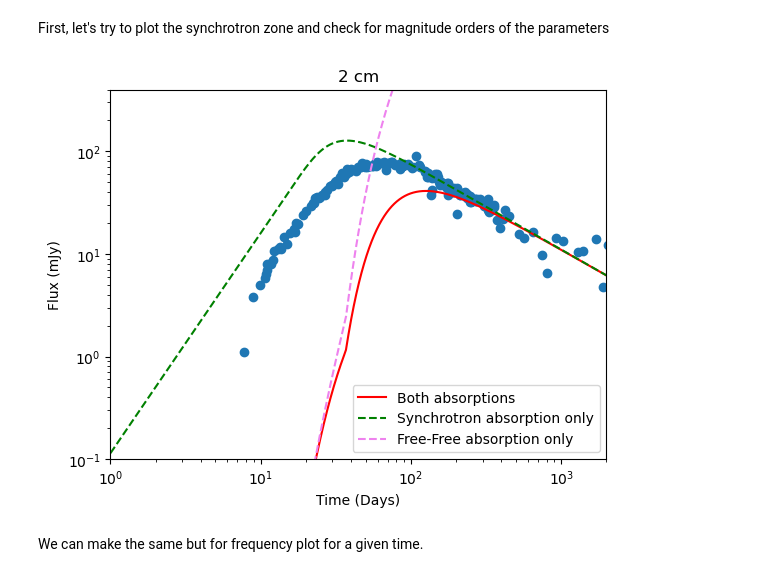
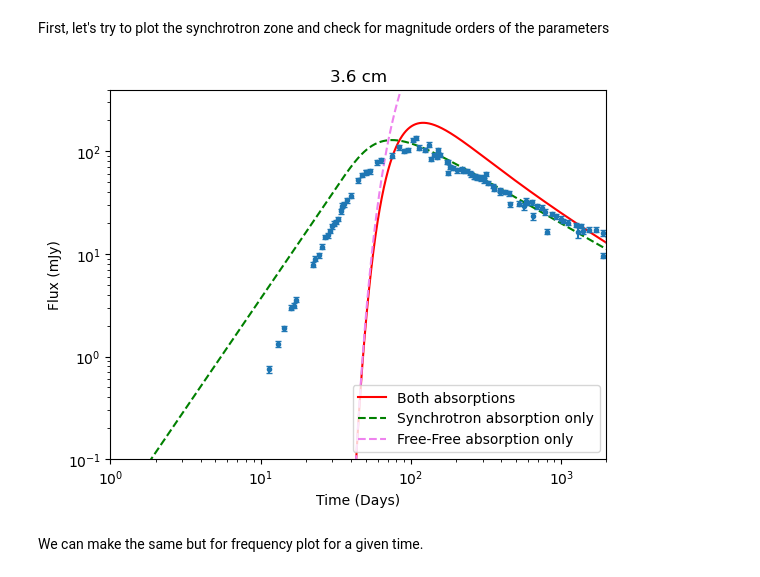
Before and after one commit to Camachoadri/JAEICU2024, a Jupyter notebook: Supernova SN1993J/SN1993J_Synchrotron.ipynb, the cells around one changed output. Drawn from its saved outputs; the diff is of its cells as text; code cells hidden in the pictures.

```diff
--- a/Supernova SN1993J/SN1993J_Synchrotron.ipynb
+++ b/Supernova SN1993J/SN1993J_Synchrotron.ipynb
@@ -301,8 +318,8 @@ def FreeFreeAbsorptionCoeff(Te, Ne, frequency):
     :AbsorptionCoeff: absorption coefficient value
     """
 
-    AbsorptionCoeff=(9.8e-3*Ne*Ne/(Te**(1.5)*frequency**(2.)))*(17.7+np.log(Te**(1.5)/frequency))
-    #AbsorptionCoeff=Ne*Ne/(Te**(1.5)*frequency**(2.1))
+    #AbsorptionCoeff=(9.8e-3*Ne*Ne/(Te**(1.5)*frequency**(2.)))*(17.7+np.log(Te**(1.5)/frequency))
+    AbsorptionCoeff=Ne*Ne/(Te**(1.5)*frequency**(2.1))
     return AbsorptionCoeff
 # %% [markdown]
 The constants $c_i$ (Pacholzyzk)
@@ -395,10 +412,6 @@ def SourceFuncSynch(p, B, N0, frequency):
 
     S=SynchrotronEmissionCoeff(p, B, N0, frequency)/(SynchrotronAbsorptionCoeff(p, B, N0, frequency))
     return S
-
-def FreeFreeOpticalDepth(frequency, Temp, time, s):
-    tau= 0.46* (freqtowavelenght(frequency*u.Hz).value)**2*(5)**2*(Temp/(1e5))**(-3/2)*2**(1-2*s)*(time/11.57)**(1-2*s)
-    return tau
 # %% [markdown]
 We can now compute the intensity and the flux.
 # %%
@@ -426,10 +439,9 @@ def SpecIntFull(p, B, N, radius, time, shellRadius, frequency, s, I0=0):
     Te=ThermalElectronsTemp(radius)
     Ne=ThermalElectronDensity(radius, s)
     kappa_ff=FreeFreeAbsorptionCoeff(Te, Ne,frequency)
-    absorption_ff= np.exp(-radius*kappa_ff)
-    #absorption_ff= np.exp(-FreeFreeOpticalDepth(frequency, Te, time, s))
+    #absorption_ff= np.exp(-radius*kappa_ff)
+    absorption_ff= np.exp(-FreeFreeOpticalDepth(frequency, s, Ne, radius))
 
-    #I=S*(np.exp(-(radius - shellRadius)*kappa) - np.exp(-radius*kappa))*absorption_ff
     I=I0*absorption_ff + S*(1 - np.exp(-shellRadius*kappa))*absorption_ff
     return I
 
@@ -459,7 +471,6 @@ def SpecIntSynch(p, B, N, radius, time, shellRadius, frequency, s, I0=0):
     kappa_ff=FreeFreeAbsorptionCoeff(Te, Ne,frequency)
     absorption_ff= np.exp(-radius*kappa_ff)
 
-    #I=S*(np.exp(-(radius - shellRadius)*kappa) - np.exp(-radius*kappa))*absorption_ff
     I=I0*absorption_ff + S*(1 - np.exp(-shellRadius*kappa))
     return I
 
@@ -487,10 +498,9 @@ def SpecIntFF(p, B, N, radius, time, shellRadius, frequency, s, I0=0):
     Te=ThermalElectronsTemp(radius)
     Ne=ThermalElectronDensity(radius, s)
     kappa_ff=FreeFreeAbsorptionCoeff(Te, Ne,frequency)
-    absorption_ff= np.exp(-radius*kappa_ff)
-    #absorption_ff= np.exp(-FreeFreeOpticalDepth(frequency, Te, time, s))
+    #absorption_ff= np.exp(-radius*kappa_ff)
+    absorption_ff= np.exp(-FreeFreeOpticalDepth(frequency, s, Ne, radius))
 
-    #I=S*(np.exp(-(radius - shellRadius)*kappa) - np.exp(-radius*kappa))*absorption_ff
     I=I0*absorption_ff + S*absorption_ff
     return I
 
@@ -581,7 +591,8 @@ def FluxatTFF(time, time0, frequency, p, B0, N0, distance, r0, s, a=0.86, I0=0,
     :I0: Outgoing intensitty of the shell if there was no synchrotron emission
     :distance: Distance to the source
     :r0: reference radius of the source
-    :speed: speed of the expansion
+    :s: external absorbing medium absorbing constant
+    :Emin: Low energy cut off for relativistic electrons
     :a: exponent of the power law describing expansion
     :offset: Optional parameter to make a fit with the offset of the time
 
@@ -642,38 +653,39 @@ time0=(2.34*u.day).value
 
 I0=0
 
 #Select data
-i=1
+i=2
 t=np.linspace(1, 4000, 1000000)
 
 frequency= wavelenghttofreq(float(data[i][0])*u.cm).cgs.value
-FreqCutOff= (90/const.h.cgs.value)*const.m_e.cgs.value*const.c.cgs.value**2
+#I did not get anything with this cutoff
+Emin0= (90*const.m_e.cgs*const.c.cgs**2).value
 
 x= data[i][1].Days
 y=data[i][1].Flux
-
+err= data[i][1].Error
 
 F1= 1e3*FluxatTFull(t, time0, frequency, p, B0, N0, d, r0, s) #The data is in mJy
 F2= 1e3*FluxatTSynch(t, time0, frequency, p, B0, N0, d, r0, s) #The data is in mJy
 F3= 1e3*FluxatTFF(t, time0, frequency, p, B0, N0, d, r0, s) #The data is in mJy
 
 plt.plot(t,F1, c='red', label= 'Both absorptions')
 plt.plot(t,F2, c='green', linestyle='dashed', label= 'Synchrotron absorption only')
 plt.plot(t,F3, c='violet', linestyle='dashed', label= 'Free-Free absorption only')
-plt.scatter(x,y)
+plt.errorbar(x,y, yerr= err,fmt = '.', capsize=2)
 
 
 plt.xscale("log")
 plt.yscale("log")
 plt.ylim(0.1,400)
 plt.xlim(1,2000)
 plt.ylabel("Flux (mJy)")
 plt.xlabel("Time (Days)")
 plt.title(f'{data[i][0]} cm')
 plt.legend()
 plt.show()
 # %% [output]
-[figure, old version]
+[figure, new version]
 # %% [markdown]
 We can make the same but for frequency plot for a given time.
 # %%
```
Also changed, not shown: parts of 7 cells of this notebook.
